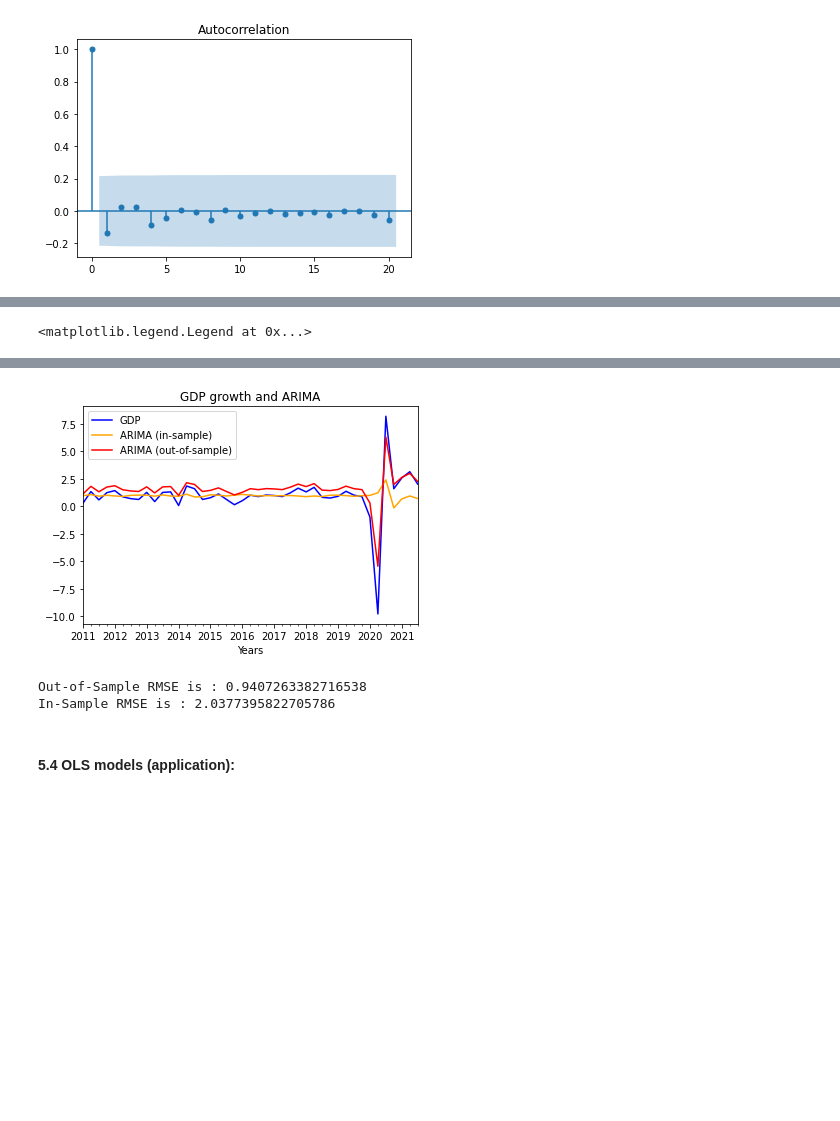
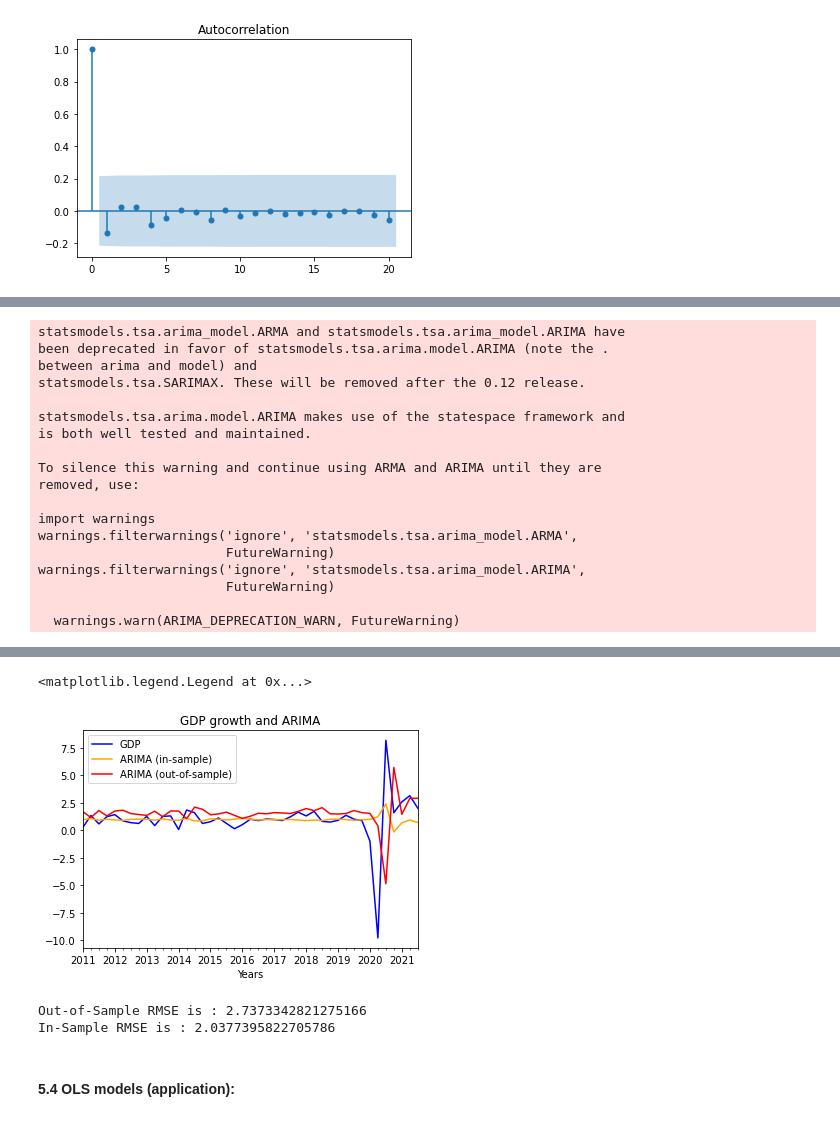
Before and after one commit to vgm236/Special_Project_Moreira_Raza-Nisar, a Jupyter notebook: app/special_project_final.ipynb, the cells around one changed output, grey strips where cells are left out. Drawn from its saved outputs; the diff is of its cells as text; code cells hidden in the pictures; blank space fills up the shorter version.

Commit message:
models_together

```diff
--- a/app/special_project_final.ipynb
+++ b/app/special_project_final.ipynb
@@ -744,6 +754,22 @@ Roots
 | AR.2 | -0.7696 | -3.6716j | 3.7514 | -0.2829 |
 | AR.3 | -0.7696 | +3.6716j | 3.7514 | 0.2829 |
 # %%
+%%time
+
+# Set Model
+arima_model = ARIMA(quarterly_all["GDP"], order=(3,0,0))
+arima_fit = arima_model.fit()
+
+# Separate test and train
+X_arima=sm.add_constant(quarterly_all.drop(["GDP"], axis=1))
+y_arima=quarterly_all['GDP']
+
+# Create test and train
+X_train_arima, X_test_arima, y_train_arima, y_test_arima = train_test_split(X_arima, y_arima, shuffle=False, train_size=40)
+
+# Fit model
+arima_model_out = ARIMA(y_train_arima, order=(3,0,0)).fit()
+
 # Get data
 quarterly_constant = sm.add_constant(quarterly_all)
 
@@ -754,7 +780,7 @@ quarterly_arima = pd.concat([quarterly_constant.reset_index(), arima_fitted.rese
 ### in plot method we set the label and color of the curve.
 quarterly_all['GDP'][40:].plot(label='GDP', color='blue')
 quarterly_arima['ARIMA In-Sample'][40:].plot(label='ARIMA (in-sample)', color='orange')
-out_of_sample_arima = 0.9374 + 	0.5970*quarterly_all['GDP'] + 0.0062*quarterly_all['GDP'] + 0.0502*quarterly_all['GDP']
+out_of_sample_arima = 0.9374 + 	0.5970*quarterly_all['GDP'].shift(1) + 0.0062*quarterly_all['GDP'].shift(2) + 0.0502*quarterly_all['GDP'].shift(3)
 out_of_sample_arima[40:].plot(label='ARIMA (out-of-sample)', color='red')
 
 # adding title to the plot
@@ -766,4 +792,21 @@ plt.xlabel('Years')
 # adding legend to the curve
 plt.legend()
 # %% [output]
-<matplotlib.legend.Legend at 0x...>
+statsmodels.tsa.arima_model.ARMA and statsmodels.tsa.arima_model.ARIMA have
+been deprecated in favor of statsmodels.tsa.arima.model.ARIMA (note the .
+between arima and model) and
+statsmodels.tsa.SARIMAX. These will be removed after the 0.12 release.
+
+statsmodels.tsa.arima.model.ARIMA makes use of the statespace framework and
+is both well tested and maintained.
+
+To silence this warning and continue using ARMA and ARIMA until they are
+removed, use:
+
+import warnings
+warnings.filterwarnings('ignore', 'statsmodels.tsa.arima_model.ARMA',
+                        FutureWarning)
+warnings.filterwarnings('ignore', 'statsmodels.tsa.arima_model.ARIMA',
+                        FutureWarning)
+
+  warnings.warn(ARIMA_DEPRECATION_WARN, FutureWarning)
@@ -770,4 +814,5 @@ plt.legend()
+<matplotlib.legend.Legend at 0x...>
-[figure, old version]
+[figure, new version]
 # %%
 #errors
 arima_rmse_out_sample = math.sqrt(sklearn.metrics.mean_squared_error(quarterly_all['GDP'][40:], out_of_sample_arima[40:] ))
@@ -776,7 +821,7 @@ arima_rmse_in_sample = math.sqrt(sklearn.metrics.mean_squared_error(quarterly_al
 print(f"Out-of-Sample RMSE is : {arima_rmse_out_sample}")
 print(f"In-Sample RMSE is : {arima_rmse_in_sample}")
 # %% [output]
-Out-of-Sample RMSE is : 0.9407263382716538
+Out-of-Sample RMSE is : 2.7373342821275166
 In-Sample RMSE is : 2.0377395822705786
 # %% [markdown]
 #### 5.4 OLS models (application):
```
Also changed, not shown: parts of 36 cells of this notebook.
